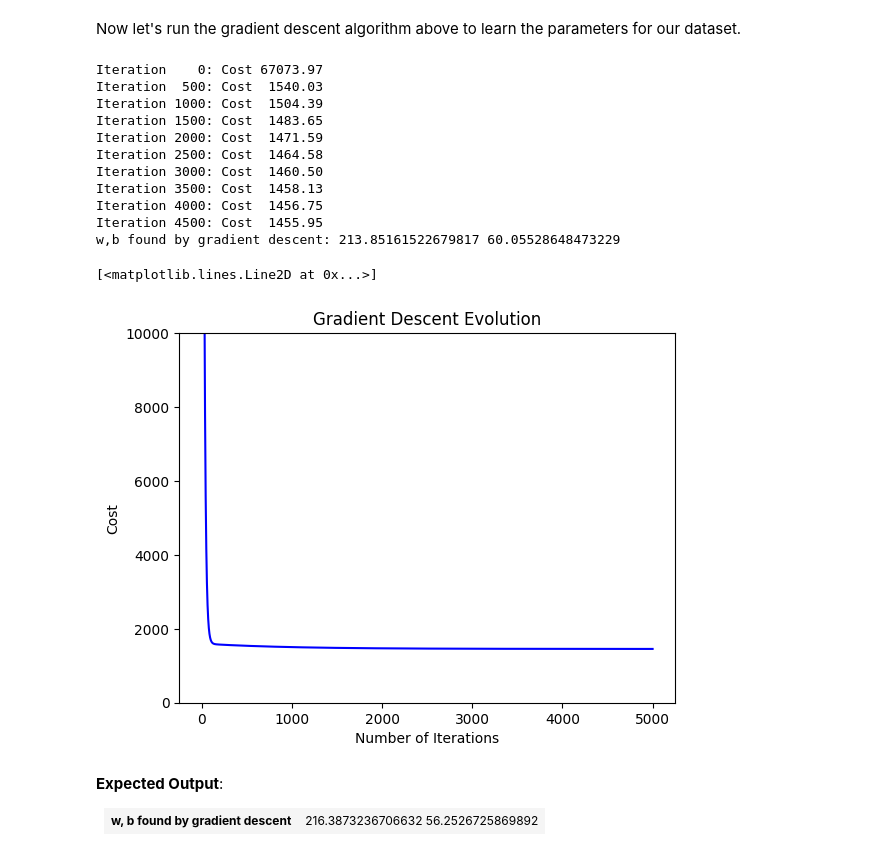
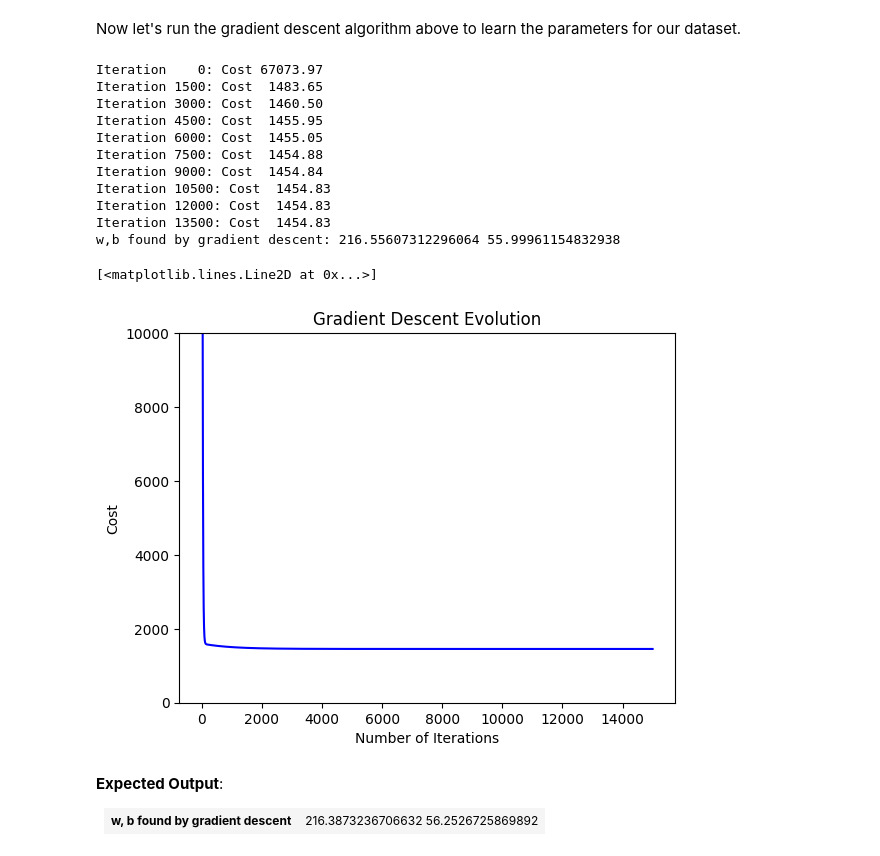
Before and after one commit to Laskiri/Machine-Inteligence, a Jupyter notebook: Session2_Linear_Regression_Students.ipynb, the cells around one changed output. Cells and saved outputs as stored; diff of their text form; code cells hidden in the pictures.

```diff
--- a/Session2_Linear_Regression_Students.ipynb
+++ b/Session2_Linear_Regression_Students.ipynb
@@ -268,19 +270,19 @@ def compute_cost(x, y, w, b):
 
     cost_sum = 0
     for i in range(m):
-        fwb_i = ????
-        cost_i = ???   # Hint: use y[i]
+        fwb_i = w*x[i] + b
+        cost_i = (fwb_i - y[i])**2  # Hint: use y[i]
         cost_sum = cost_sum + cost_i
 
-    total_cost = ????
+    total_cost = cost_sum/(2*m)
 
     return total_cost
 # %% [markdown]
 You can check if your implementation was correct by running the following test code:
 # %%
 # Compute cost with some initial values for paramaters w, b
-initial_w = 222
-initial_b = 48
+initial_w = 250
+initial_b = 10
 
 cost = compute_cost(x_train, y_train, initial_w, initial_b)
 print(type(cost))
@@ -423,8 +425,8 @@ def compute_gradient(x, y, w, b):
 
     for i in range(m):
       f_wb_i = x[i]*w + b
-      dj_dw += ??? # Fix this.
-      dj_db += ??? # Fix this.
+      dj_dw += (x[i]*w + b - y[i])  * x[i] # Fix this.
+      dj_db += (x[i]*w + b - y[i]) # Fix this.
 
 
     dj_dw = dj_dw / m
@@ -539,8 +541,8 @@ def gradient_descent(x, y, w_in, b_in, cost_function, gradient_function, alpha,
         dj_dw, dj_db = gradient_function(x, y, w, b )
 
         # Update Parameters using w, b, alpha and gradient
-        w = ??? # Fix this
-        b = ??? # Fix this
+        w = w - alpha * dj_dw # Fix this
+        b = b - alpha * dj_db # Fix this
 
         # Save cost J at each iteration
         if i<100000:      # prevent resource exhaustion
@@ -561,42 +563,42 @@ Now let's run the gradient descent algorithm above to learn the parameters for o
 initial_w = 0.
 initial_b = 0.
 
 # some gradient descent settings
-iterations = 5000
+iterations = 15000
 alpha = 0.01
 
 w_optimal,b_optimal,J_history, w_history, b_history = gradient_descent(x_train ,y_train, initial_w, initial_b,
                      compute_cost, compute_gradient, alpha, iterations)
 
 
 print("w,b found by gradient descent:", w_optimal, b_optimal)
 
 # Set the title
 plt.title("Gradient Descent Evolution")
 # Set the y-axis label
 plt.ylabel('Cost')
 plt.ylim(0,10000)
 # Set the x-axis label
 plt.xlabel('Number of Iterations')
 
 #plt.ylim(4,10)
 
 # Plot the linear fit
 plt.plot(np.arange(0,iterations,1), J_history, c = "b")
 # %% [output]
 Iteration    0: Cost 67073.97
-Iteration  500: Cost  1540.03
-Iteration 1000: Cost  1504.39
 Iteration 1500: Cost  1483.65
-Iteration 2000: Cost  1471.59
-Iteration 2500: Cost  1464.58
 Iteration 3000: Cost  1460.50
-Iteration 3500: Cost  1458.13
-Iteration 4000: Cost  1456.75
 Iteration 4500: Cost  1455.95
-w,b found by gradient descent: 213.85161522679817 60.05528648473229
+Iteration 6000: Cost  1455.05
+Iteration 7500: Cost  1454.88
+Iteration 9000: Cost  1454.84
+Iteration 10500: Cost  1454.83
+Iteration 12000: Cost  1454.83
+Iteration 13500: Cost  1454.83
+w,b found by gradient descent: 216.55607312296064 55.99961154832938
 [<matplotlib.lines.Line2D at 0x...>]
-[figure, old version]
+[figure, new version]
 # %% [markdown]
 **Expected Output**:
 <table>
```
Also changed, not shown: parts of 3 cells of this notebook, 1 other file.
